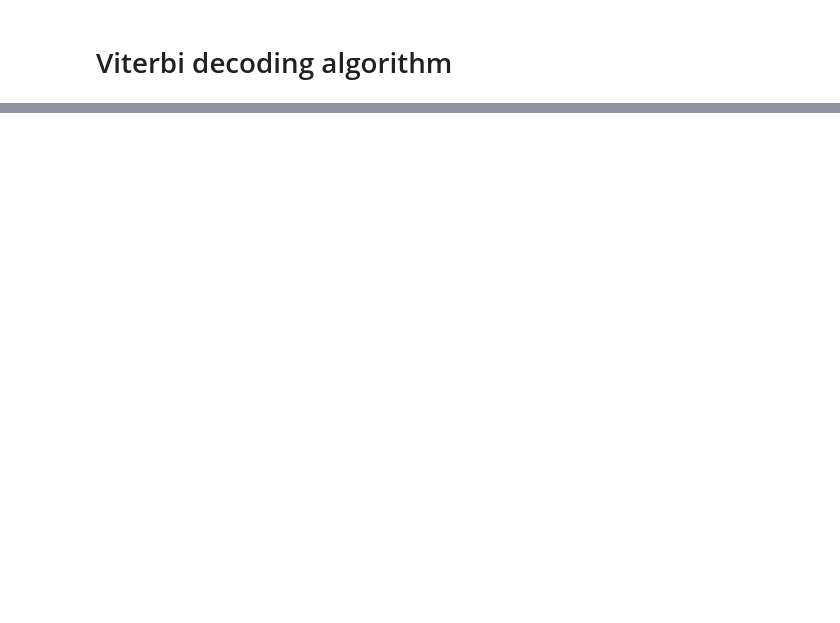
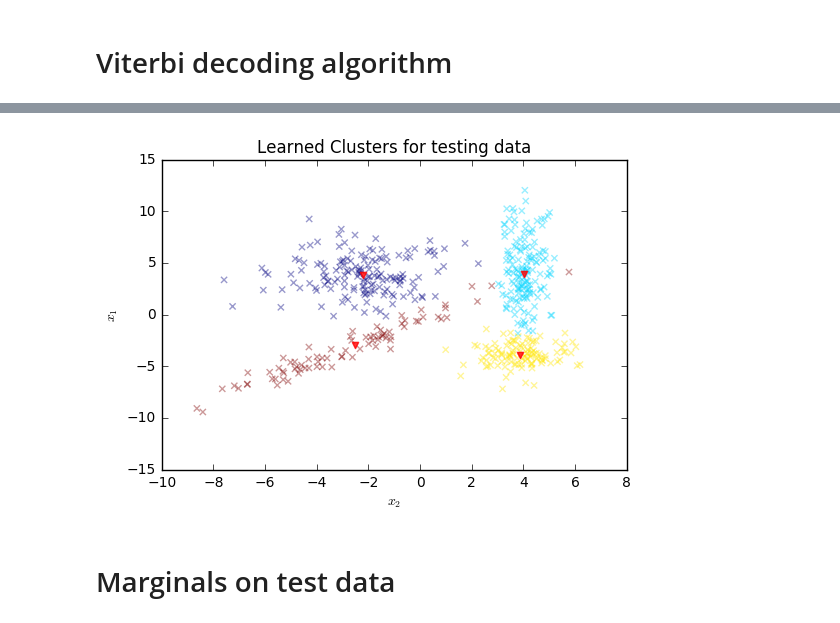
Before and after one commit to zacksoliman/hidden-markov-model, a Jupyter notebook: hw4.ipynb, the cells around one changed output, grey strips where cells are left out. Saved outputs shown, nothing was run; the diff lists cells and outputs as text; code cells hidden in the pictures; blank space fills up the shorter version.

```diff
--- a/hw4.ipynb
+++ b/hw4.ipynb
@@ -367,0 +274,14 @@ array([[ 3.97793025,  3.77333059],
+# %%
+probs = mv_gauss_state(test_data, em.means, em.covs)
+z_star = viterbi(test_data, em.pi, em.A, probs)
+
+plt.scatter(test_data[:,0], test_data[:,1], marker='x', c=z_star, alpha=0.4)
+plt.scatter(em.means[:,0], em.means[:,1], marker='v', color='red', alpha=0.8)
+plt.ylabel('$x_1$')
+plt.xlabel('$x_2$')
+plt.title('Learned Clusters for testing data')
+plt.show()
+# %% [output]
+[figure, added]
+# %% [markdown]
+# Marginals on test data
```
Also changed, not shown: parts of 30 cells of this notebook.
